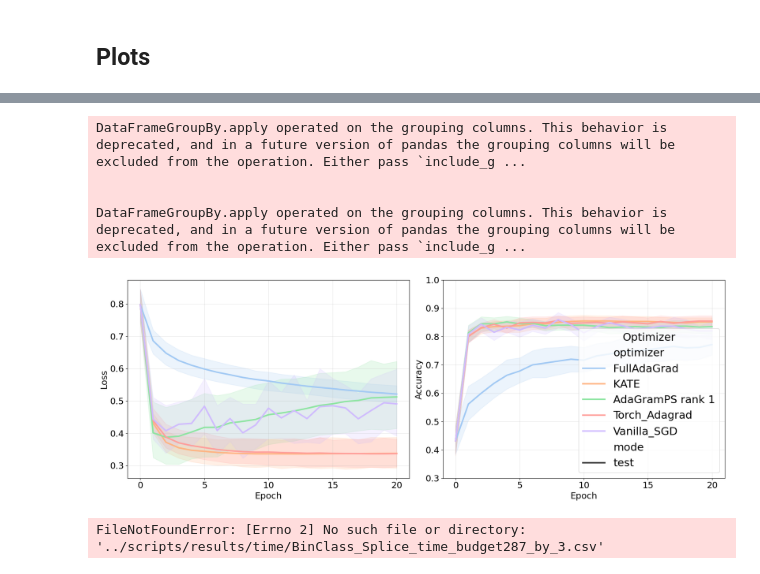
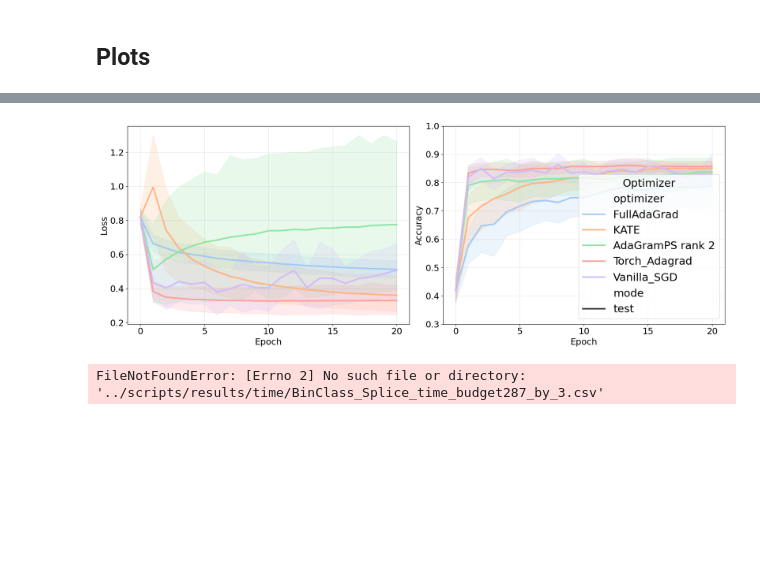
Before and after one commit to tnmtvv/AdaGram, a Jupyter notebook: notebooks/gram_tests.ipynb, the cells around one changed output, grey strips where cells are left out. Cells and saved outputs as stored; diff of their text form; code cells hidden in the pictures; blank space fills up the shorter version.

```diff
--- a/notebooks/gram_tests.ipynb
+++ b/notebooks/gram_tests.ipynb
@@ -362,7 +362,7 @@ import numpy as np
 dir = './plots'
 plot_name = 'Corr_Aniso_bin_classification.pdf'
 
-df_test = df_bin.query("mode == 'test' and optimizer != 'AdaGramPS rank 2' and optimizer != 'AdaGramPS rank 3' and optimizer != 'AdaGramPS rank 4' and optimizer != 'AdaGramPS rank 5'")
+df_test = df_bin.query("mode == 'test'")
 best_accuracies = df_test.groupby('optimizer').apply(
     lambda g: g.loc[g['accuracy'].idxmax()]
 ).reset_index(drop=True)
@@ -427,38 +427,34 @@ for ax in axes:
 
 # FIX 4: Set specific tick locations for better readability
 # axes[0].set_xticks(range(0, 21, 5))  # Ticks every 5 epochs
 axes[1].set_xticks(range(0, 21, 5))
 axes[1].set_yticks([0.3, 0.4, 0.5, 0.6, 0.7, 0.8, 0.9, 1.0])  # Clear accuracy intervals
 
 handles, labels = axes[1].get_legend_handles_labels()
 unique_labels = dict(zip(labels, handles))
 axes[1].legend(unique_labels.values(), unique_labels.keys(),
                fontsize=22, loc='lower right', title='Optimizer', title_fontsize='22')
 
 # Legend with better positioning
 # handles, labels = axes[1].get_legend_handles_labels()
 # star_handle = Line2D([0], [0], marker='*', color=color_map['Torch_Adagrad'], label='Torch_Adagrad',
 #                       markeredgecolor='black', markersize=15, linewidth=1)
 # handles.append(star_handle)
 # labels.append('Torch_Adagrad')
 
 # FIX 5: Better legend positioning
 # axes[1].legend(handles=handles, labels=labels, fontsize=14,
 #                loc='lower right', framealpha=0.9)  # Adjust location as needed
 
 axes[1].grid(True, alpha=0.3)
 output_path = os.path.join(dir, plot_name)
 
 plt.tight_layout(rect=[0, 0, 1, 0.95])
 plt.savefig(output_path, dpi=300, bbox_inches='tight')
 
 plt.show()
 # %% [output]
-DataFrameGroupBy.apply operated on the grouping columns. This behavior is deprecated, and in a future version of pandas the grouping columns will be excluded from the operation. Either pass `include_g ...
-
-
-DataFrameGroupBy.apply operated on the grouping columns. This behavior is deprecated, and in a future version of pandas the grouping columns will be excluded from the operation. Either pass `include_g ...
-[figure, old version]
+[figure, new version]
 # %%
 import matplotlib.ticker as mticker
 
```
Also changed, not shown: parts of 1 cell of this notebook, 13 other files.
